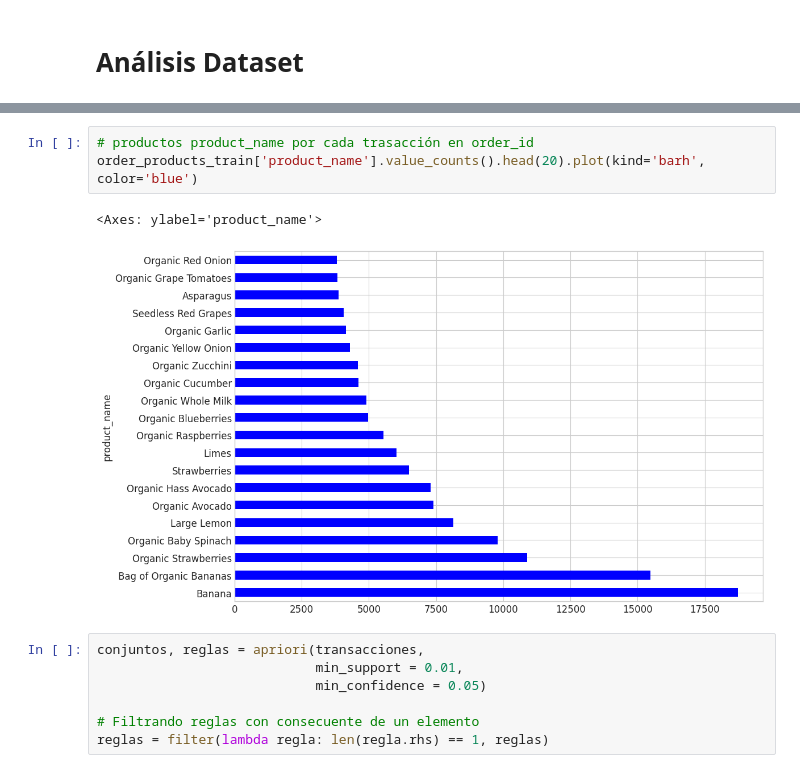
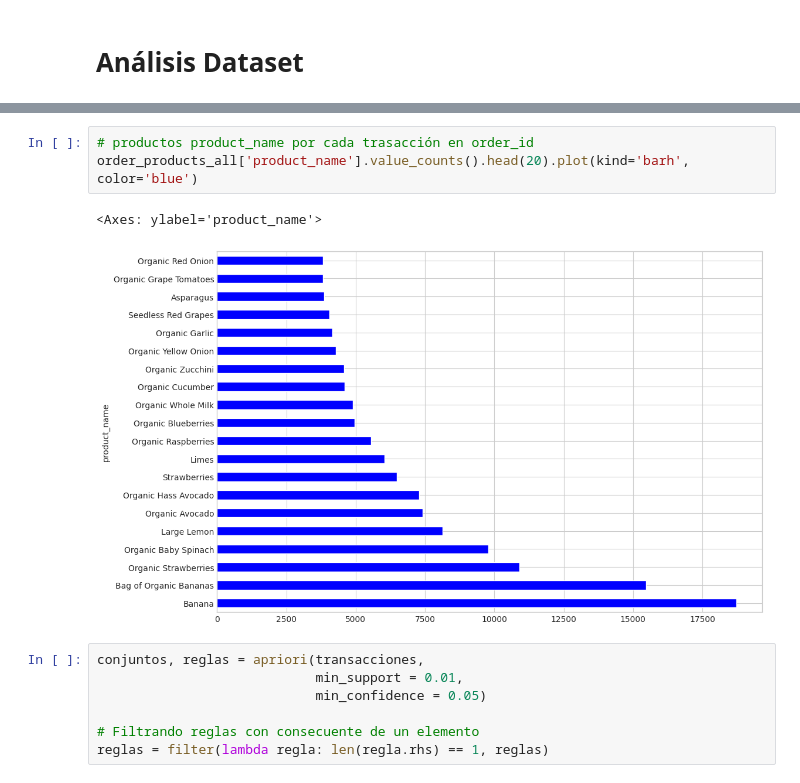
Before and after one commit to andersonjalvarado/Taller_1, a Jupyter notebook: TallerGrupal_Implementacion.ipynb, the cells around one changed output, grey strips where cells are left out. Saved outputs shown, nothing was run; the diff lists cells and outputs as text.

```diff
--- a/TallerGrupal_Implementacion.ipynb
+++ b/TallerGrupal_Implementacion.ipynb
@@ -252,10 +271,10 @@ transacciones
  ...]
 # %%
 # productos product_name por cada trasacción en order_id
-order_products_train['product_name'].value_counts().head(20).plot(kind='barh', color='blue')
+order_products_all['product_name'].value_counts().head(20).plot(kind='barh', color='blue')
 # %% [output]
 <Axes: ylabel='product_name'>
-[figure, old version]
+[figure, new version]
 # %%
 conjuntos, reglas = apriori(transacciones,
                             min_support = 0.01,
```
Also changed, not shown: parts of 12 cells of this notebook.
